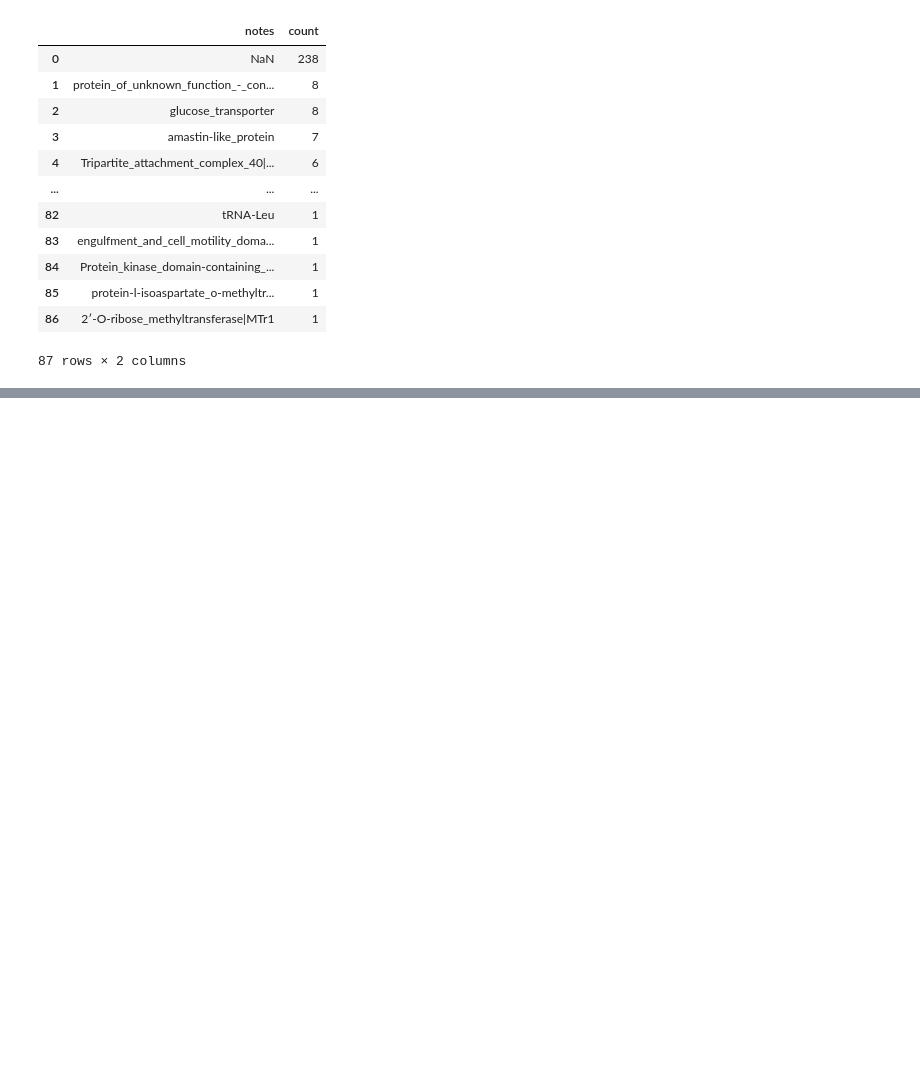
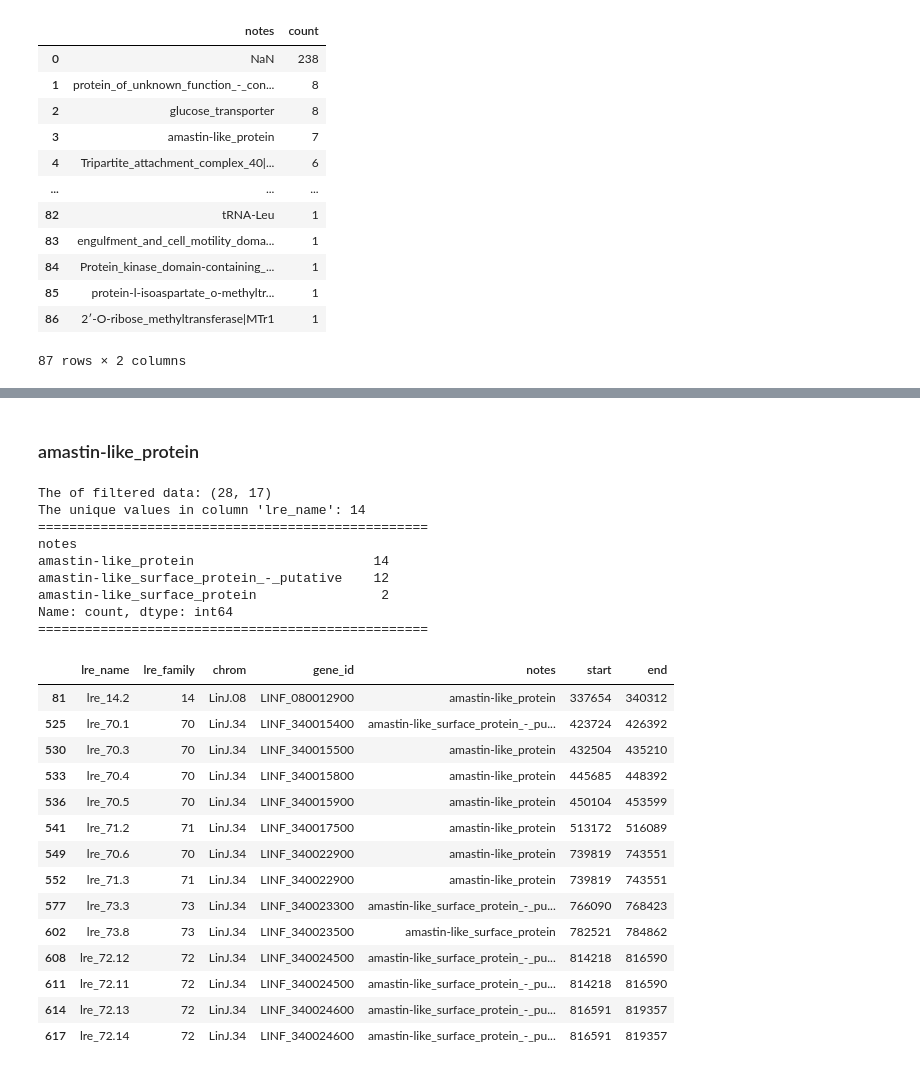
Before and after one commit to Viskuit/Test_BEDOPS, a Jupyter notebook: 25.Negative_analysis/1.3.leishmania_repeated_elements_filtering.ipynb, the cells around one changed output, grey strips where cells are left out. Saved outputs shown, nothing was run; the diff lists cells and outputs as text; code cells hidden in the pictures; blank space fills up the shorter version.

Commit message:
Finished with 'amastin-like_protein' filtering.

```diff
--- a/25.Negative_analysis/1.3.leishmania_repeated_elements_filtering.ipynb
+++ b/25.Negative_analysis/1.3.leishmania_repeated_elements_filtering.ipynb
@@ -218,11 +218,12 @@ def accept_group(data_frame, filtered_data, good_df, keep_filtering_df):
     all_data = data_frame[data_frame['lre_name'].isin(filtered_data['lre_name'])]
     checking_data(all_data)
 
-    if not good_df.empty:
-        print('='*50)
-        print('Good lre elements:')
-        good_df = pd.concat([good_df, all_data])
-        checking_data(good_df)
+    if good_df is not None:
+        if not good_df.empty:
+            print('='*50)
+            print('Good lre elements:')
+            good_df = pd.concat([good_df, all_data])
+            checking_data(good_df)
     else:  # If it doesn't exist
         good_df = all_data
         print('='*50)
@@ -532,0 +536,3 @@ group_and_count(reduced_lre)
+# %%
+filter_df = filter_and_display(reduced_lre, 'protein_of_unknown_function')
+filter_df
@@ -532,0 +579,2 @@ group_and_count(reduced_lre)
+# %%
+good_lre, reduced_lre = accept_group(reduced_lre, filter_df, good_lre, reduced_lre)
@@ -532,0 +649,4 @@ group_and_count(reduced_lre)
+# %%
+# Remove from 'reduced_lre' all elements from the family 97
+reduced_lre = reduced_lre[reduced_lre['lre_family'] != 97]
+checking_data(reduced_lre)
@@ -532,0 +673,30 @@ group_and_count(reduced_lre)
+# %% [markdown]
+### amastin-like_protein
+# %%
+filter_df = filter_and_display(reduced_lre, 'amastin-like')
+filter_df
+# %% [output]
+The of filtered data: (28, 17)
+The unique values in column 'lre_name': 14
+==================================================
+notes
+amastin-like_protein                       14
+amastin-like_surface_protein_-_putative    12
+amastin-like_surface_protein                2
+Name: count, dtype: int64
+==================================================
+|  | lre_name | lre_family | chrom | gene_id | notes | start | end |
+| 81 | lre_14.2 | 14 | LinJ.08 | LINF_080012900 | amastin-like_protein | 337654 | 340312 |
+| 525 | lre_70.1 | 70 | LinJ.34 | LINF_340015400 | amastin-like_surface_protein_-_pu... | 423724 | 426392 |
+| 530 | lre_70.3 | 70 | LinJ.34 | LINF_340015500 | amastin-like_protein | 432504 | 435210 |
+| 533 | lre_70.4 | 70 | LinJ.34 | LINF_340015800 | amastin-like_protein | 445685 | 448392 |
+| 536 | lre_70.5 | 70 | LinJ.34 | LINF_340015900 | amastin-like_protein | 450104 | 453599 |
+| 541 | lre_71.2 | 71 | LinJ.34 | LINF_340017500 | amastin-like_protein | 513172 | 516089 |
+| 549 | lre_70.6 | 70 | LinJ.34 | LINF_340022900 | amastin-like_protein | 739819 | 743551 |
+| 552 | lre_71.3 | 71 | LinJ.34 | LINF_340022900 | amastin-like_protein | 739819 | 743551 |
+| 577 | lre_73.3 | 73 | LinJ.34 | LINF_340023300 | amastin-like_surface_protein_-_pu... | 766090 | 768423 |
+| 602 | lre_73.8 | 73 | LinJ.34 | LINF_340023500 | amastin-like_surface_protein | 782521 | 784862 |
+| 608 | lre_72.12 | 72 | LinJ.34 | LINF_340024500 | amastin-like_surface_protein_-_pu... | 814218 | 816590 |
+| 611 | lre_72.11 | 72 | LinJ.34 | LINF_340024500 | amastin-like_surface_protein_-_pu... | 814218 | 816590 |
+| 614 | lre_72.13 | 72 | LinJ.34 | LINF_340024600 | amastin-like_surface_protein_-_pu... | 816591 | 819357 |
+| 617 | lre_72.14 | 72 | LinJ.34 | LINF_340024600 | amastin-like_surface_protein_-_pu... | 816591 | 819357 |
```
Also changed, not shown: parts of 32 cells of this notebook.
